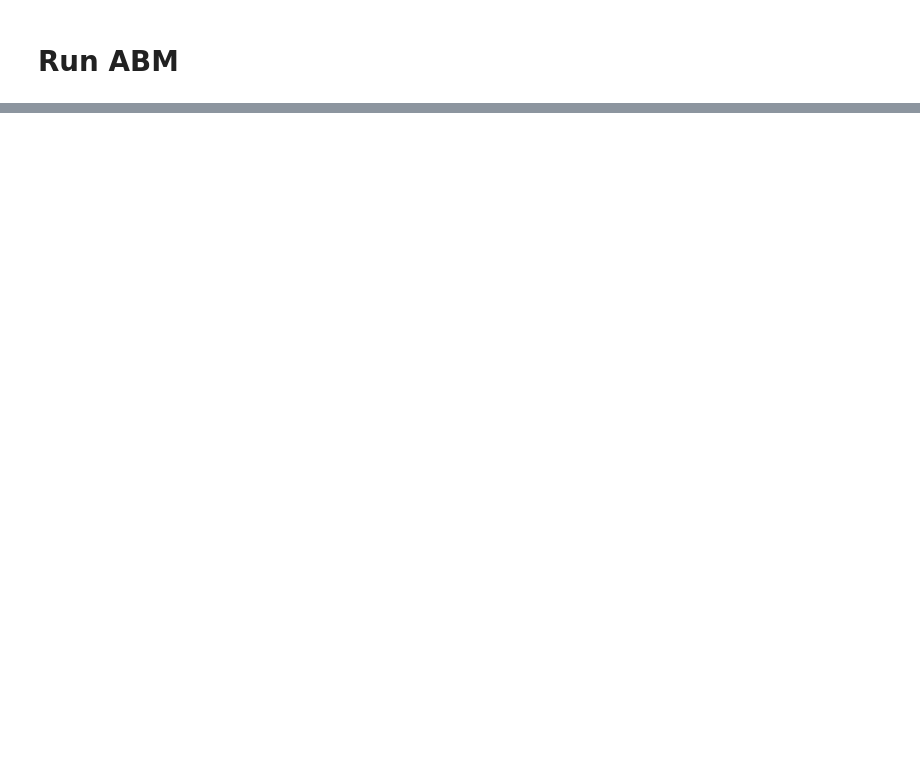
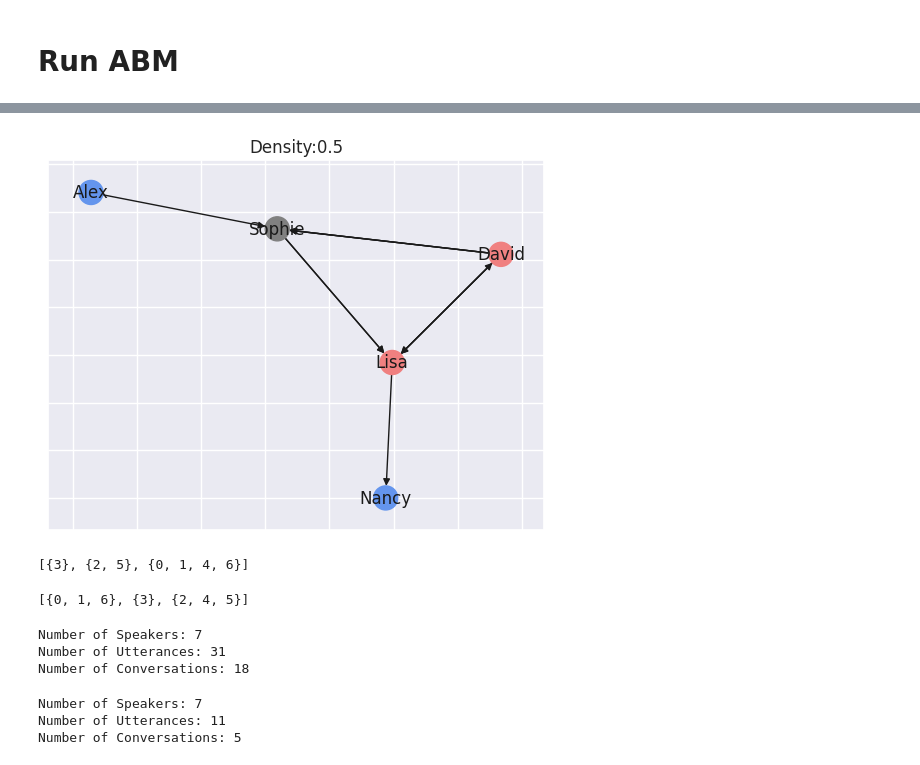
Before and after one commit to Hastingson/llm-abm, a Jupyter notebook: LLM_ABM.ipynb, the cells around one changed output, grey strips where cells are left out. Cells and saved outputs as stored; diff of their text form; code cells hidden in the pictures; blank space fills up the shorter version.

```diff
--- a/LLM_ABM.ipynb
+++ b/LLM_ABM.ipynb
@@ -405,0 +630,26 @@ Alex
+# %%
+Gfin = results[-1]["network"]
+nx.draw_networkx(Gfin,labels=labs, pos=pos,  node_color=color_map)
+plt.title("Density:" + str(round(nx.density(Gfin),2)));
+# %% [output]
+[figure, added]
+# %%
+nx.community.louvain_communities(G0)
+# %% [output]
+[{3}, {2, 5}, {0, 1, 4, 6}]
+# %%
+nx.community.louvain_communities(Gfin)
+# %% [output]
+[{0, 1, 6}, {3}, {2, 4, 5}]
+# %%
+results[-1]["corpus"].print_summary_stats()
+# %% [output]
+Number of Speakers: 7
+Number of Utterances: 31
+Number of Conversations: 18
+# %%
+results[-1]["homefeed"].print_summary_stats()
+# %% [output]
+Number of Speakers: 7
+Number of Utterances: 11
+Number of Conversations: 5
```
Also changed, not shown: parts of 24 cells of this notebook.
